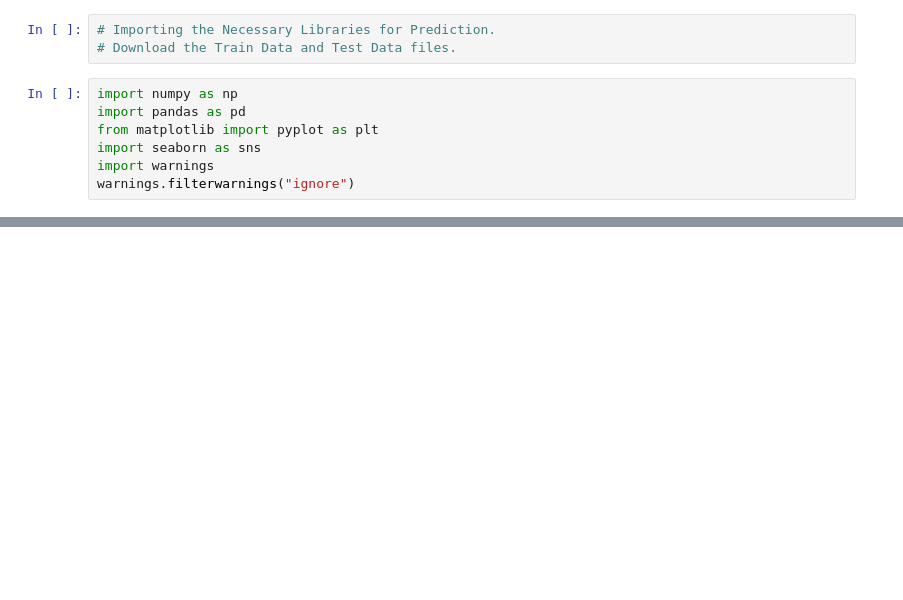
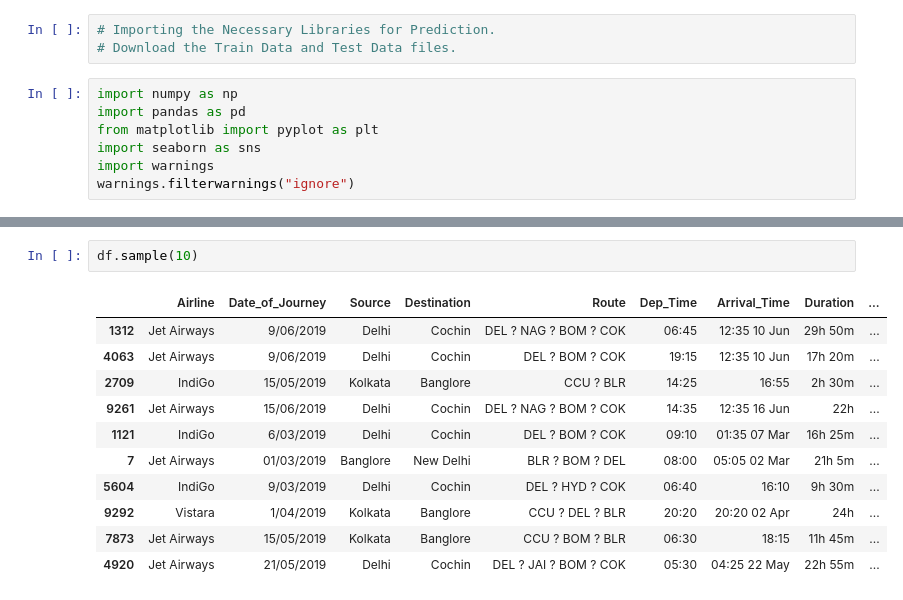
Before and after one commit to Rajasekar-N-stack/Flightprice_Prediction, a Jupyter notebook: flightpredict.ipynb, the cells around one changed output, grey strips where cells are left out. Cells and saved outputs as stored; diff of their text form; blank space fills up the shorter version.

```diff
--- a/flightpredict.ipynb
+++ b/flightpredict.ipynb
@@ -10,0 +120,14 @@ warnings.filterwarnings("ignore")
+# %%
+df.sample(10)
+# %% [output]
+|  | Airline | Date_of_Journey | Source | Destination | Route | Dep_Time | Arrival_Time | Duration | ... |
+| 1312 | Jet Airways | 9/06/2019 | Delhi | Cochin | DEL ? NAG ? BOM ? COK | 06:45 | 12:35 10 Jun | 29h 50m | ... |
+| 4063 | Jet Airways | 9/06/2019 | Delhi | Cochin | DEL ? BOM ? COK | 19:15 | 12:35 10 Jun | 17h 20m | ... |
+| 2709 | IndiGo | 15/05/2019 | Kolkata | Banglore | CCU ? BLR | 14:25 | 16:55 | 2h 30m | ... |
+| 9261 | Jet Airways | 15/06/2019 | Delhi | Cochin | DEL ? NAG ? BOM ? COK | 14:35 | 12:35 16 Jun | 22h | ... |
+| 1121 | IndiGo | 6/03/2019 | Delhi | Cochin | DEL ? BOM ? COK | 09:10 | 01:35 07 Mar | 16h 25m | ... |
+| 7 | Jet Airways | 01/03/2019 | Banglore | New Delhi | BLR ? BOM ? DEL | 08:00 | 05:05 02 Mar | 21h 5m | ... |
+| 5604 | IndiGo | 9/03/2019 | Delhi | Cochin | DEL ? HYD ? COK | 06:40 | 16:10 | 9h 30m | ... |
+| 9292 | Vistara | 1/04/2019 | Kolkata | Banglore | CCU ? DEL ? BLR | 20:20 | 20:20 02 Apr | 24h | ... |
+| 7873 | Jet Airways | 15/05/2019 | Kolkata | Banglore | CCU ? BOM ? BLR | 06:30 | 18:15 | 11h 45m | ... |
+| 4920 | Jet Airways | 21/05/2019 | Delhi | Cochin | DEL ? JAI ? BOM ? COK | 05:30 | 04:25 22 May | 22h 55m | ... |
```
Also changed, not shown: parts of 16 cells of this notebook.
